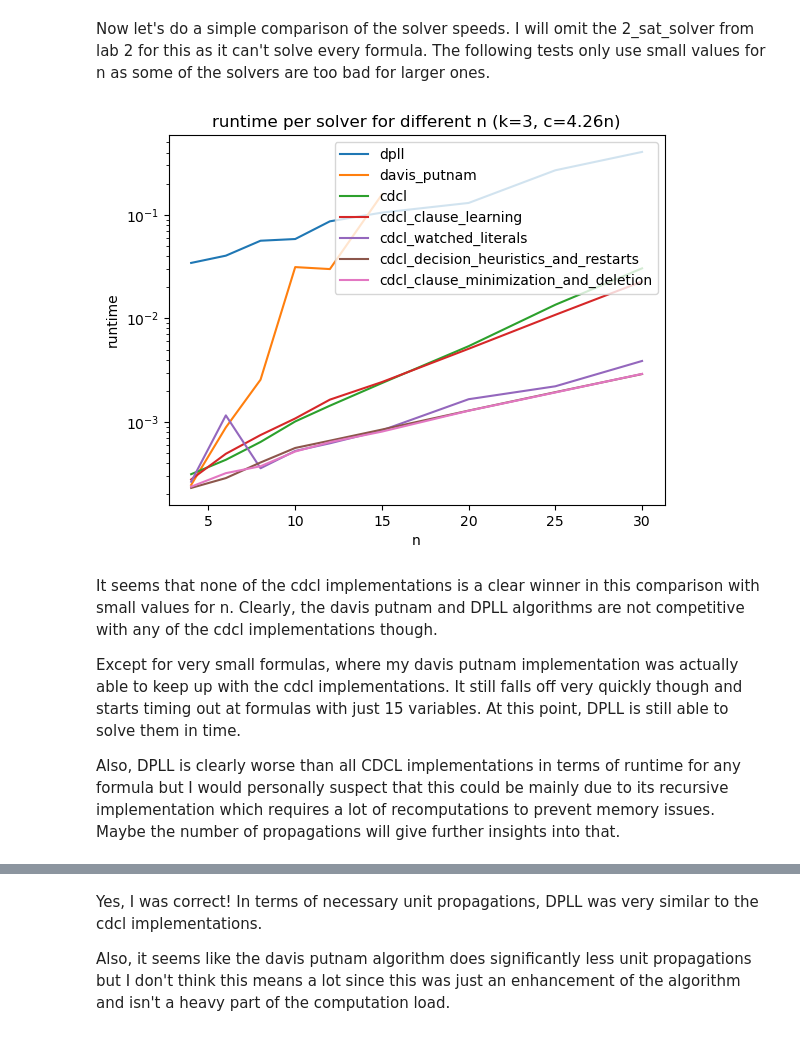
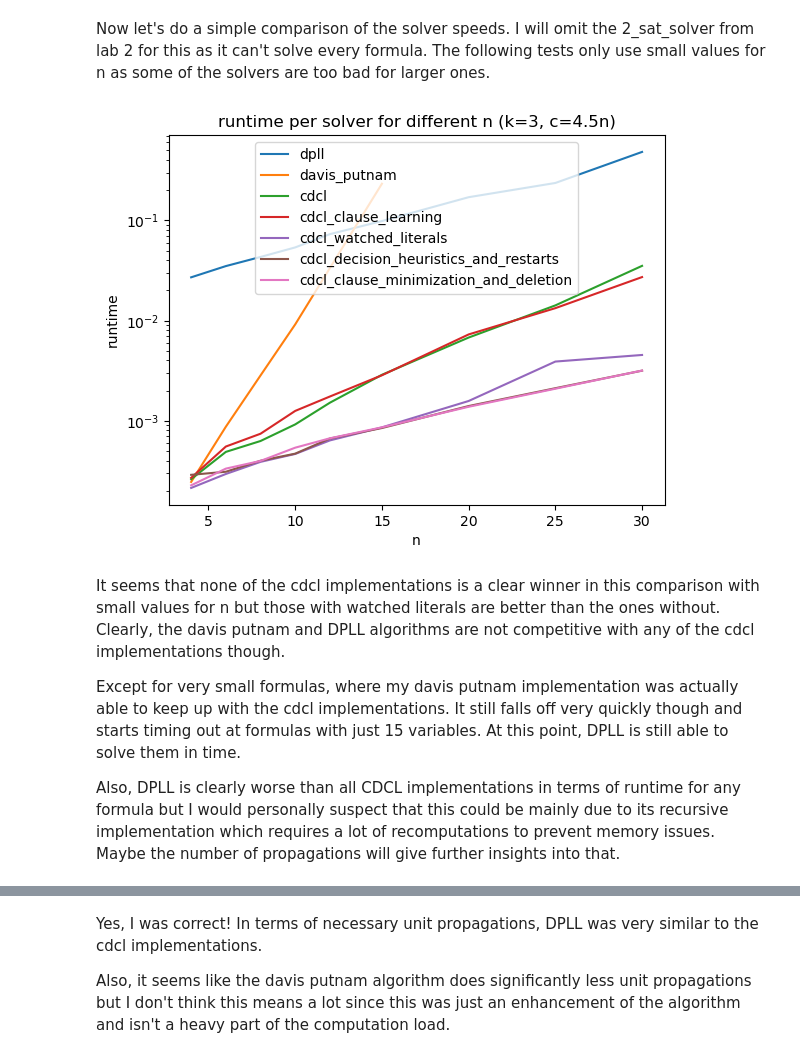
Before and after one commit to NeWildeSache/SAT-Lab, a Jupyter notebook: benchmarks.ipynb, the cells around one changed output, grey strips where cells are left out. Cells and saved outputs as stored; diff of their text form; code cells hidden in the pictures.

```diff
--- a/benchmarks.ipynb
+++ b/benchmarks.ipynb
@@ -40,13 +97,13 @@ Now let's do a simple comparison of the solver speeds. I will omit the 2_sat_sol
 # %%
 solvers = [dpll,davis_putnam,cdcl,cdcl_clause_learning,cdcl_watched_literals,cdcl_decision_heuristics_and_restarts,cdcl_clause_minimization_and_deletion]
 ns = [4,6,8,10,12,15,20,25,30]
-stats_module = StatisticsModule()
+stats_module = StatisticsModule(gamma=4.5)
 all_solver_statistics = stats_module.get_average_statistics_for_multiple_n(ns,solvers)
 stats_module.plot_statistic(all_solver_statistics,ns,"runtime")
 # %% [output]
-[figure, old version]
+[figure, new version]
 # %% [markdown]
-It seems that none of the cdcl implementations is a clear winner in this comparison with small values for n. Clearly, the davis putnam and DPLL algorithms are not competitive with any of the cdcl implementations though.
+It seems that none of the cdcl implementations is a clear winner in this comparison with small values for n but those with watched literals are better than the ones without. Clearly, the davis putnam and DPLL algorithms are not competitive with any of the cdcl implementations though.
 
 Except for very small formulas, where my davis putnam implementation was actually able to keep up with the cdcl implementations. It still falls off very quickly though and starts timing out at formulas with just 15 variables. At this point, DPLL is still able to solve them in time.
 
```
Also changed, not shown: parts of 32 cells of this notebook, 1 other file.
